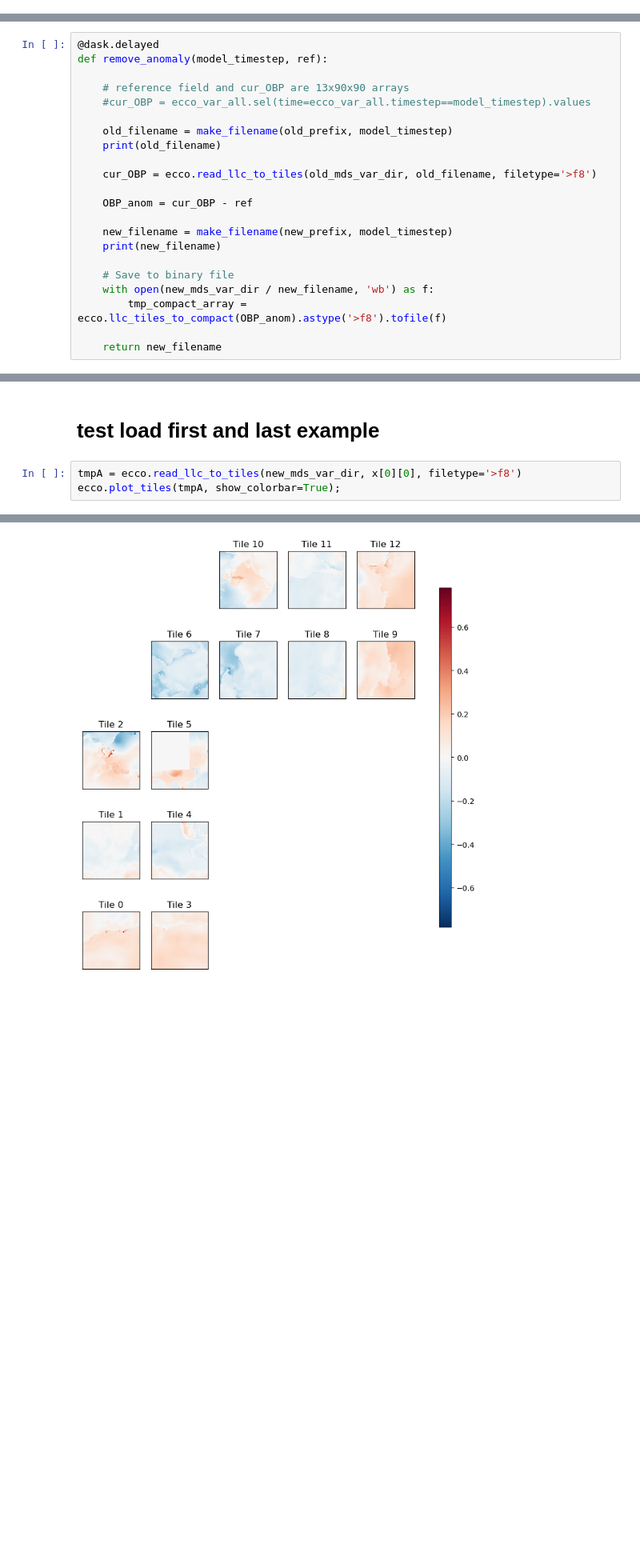
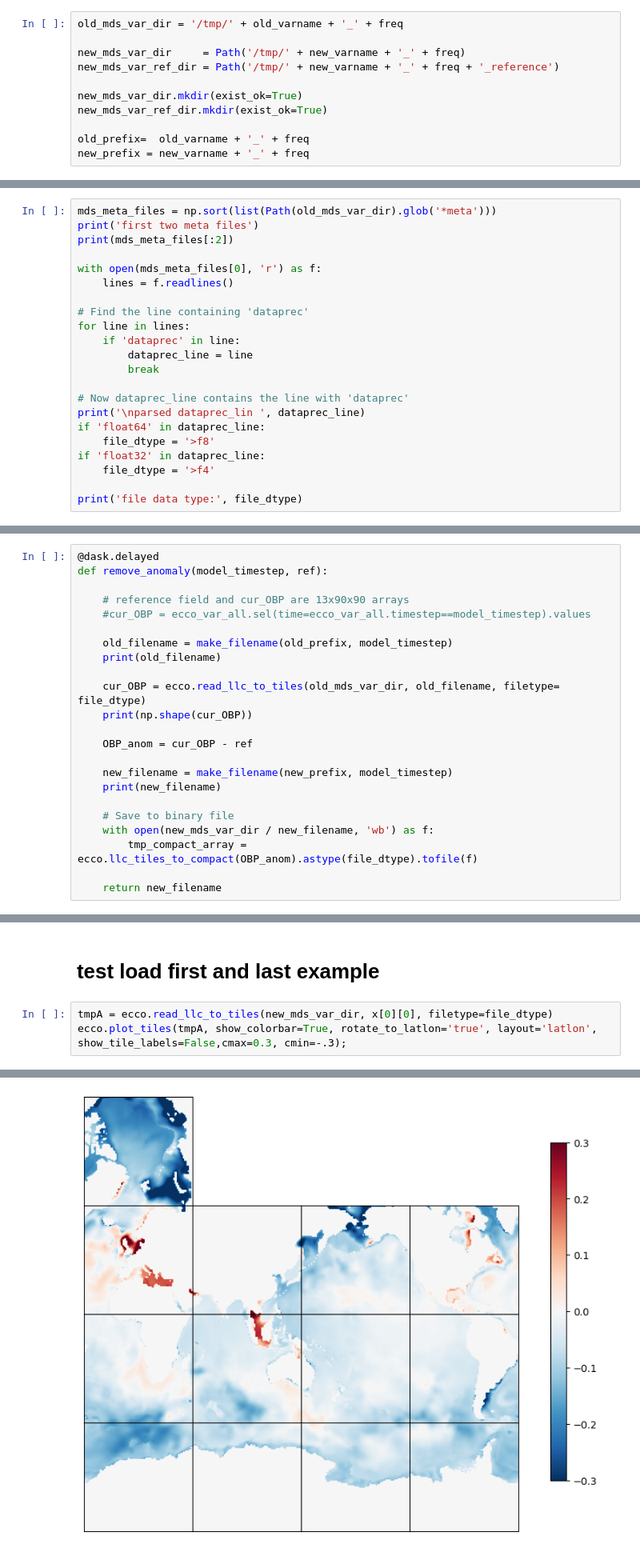
Before and after one commit to ECCO-GROUP/ECCO-Dataset-Production, a Jupyter notebook: production_scripts/generating_special_fields/make_obp_anomaly_mds_files.ipynb, the cells around one changed output, grey strips where cells are left out. Shown at 80% size. Cells and saved outputs as stored; diff of their text form; blank space fills up the shorter version.

```diff
--- a/production_scripts/generating_special_fields/make_obp_anomaly_mds_files.ipynb
+++ b/production_scripts/generating_special_fields/make_obp_anomaly_mds_files.ipynb
@@ -87,0 +134,11 @@ ofc='AVG_MON'
+# %%
+old_mds_var_dir = '/tmp/' + old_varname + '_' + freq
+
+new_mds_var_dir     = Path('/tmp/' + new_varname + '_' + freq)
+new_mds_var_ref_dir = Path('/tmp/' + new_varname + '_' + freq + '_reference')
+
+new_mds_var_dir.mkdir(exist_ok=True)
+new_mds_var_ref_dir.mkdir(exist_ok=True)
+
+old_prefix=  old_varname + '_' + freq
+new_prefix = new_varname + '_' + freq
@@ -109,0 +174,22 @@ mds_files
+# %%
+mds_meta_files = np.sort(list(Path(old_mds_var_dir).glob('*meta')))
+print('first two meta files')
+print(mds_meta_files[:2])
+
+with open(mds_meta_files[0], 'r') as f:
+    lines = f.readlines()
+
+# Find the line containing 'dataprec'
+for line in lines:
+    if 'dataprec' in line:
+        dataprec_line = line
+        break
+
+# Now dataprec_line contains the line with 'dataprec'
+print('\nparsed dataprec_lin ', dataprec_line)
+if 'float64' in dataprec_line:
+    file_dtype = '>f8'
+if 'float32' in dataprec_line:
+    file_dtype = '>f4'
+
+print('file data type:', file_dtype)
@@ -339,7 +473,8 @@ def remove_anomaly(model_timestep, ref):
     old_filename = make_filename(old_prefix, model_timestep)
     print(old_filename)
 
-    cur_OBP = ecco.read_llc_to_tiles(old_mds_var_dir, old_filename, filetype='>f8')
+    cur_OBP = ecco.read_llc_to_tiles(old_mds_var_dir, old_filename, filetype= file_dtype)
+    print(np.shape(cur_OBP))
 
     OBP_anom = cur_OBP - ref
 
@@ -348,7 +483,7 @@ def remove_anomaly(model_timestep, ref):
 
     # Save to binary file
     with open(new_mds_var_dir / new_filename, 'wb') as f:
-        tmp_compact_array = ecco.llc_tiles_to_compact(OBP_anom).astype('>f8').tofile(f)
+        tmp_compact_array = ecco.llc_tiles_to_compact(OBP_anom).astype(file_dtype).tofile(f)
 
     return new_filename
 # %%
@@ -386,6 +526,6 @@ print((end_time - start_time) / len(all_time_steps))
 # %% [markdown]
 # test load first and last example
 # %%
-tmpA = ecco.read_llc_to_tiles(new_mds_var_dir, x[0][0], filetype='>f8')
-ecco.plot_tiles(tmpA, show_colorbar=True);
+tmpA = ecco.read_llc_to_tiles(new_mds_var_dir, x[0][0], filetype=file_dtype)
+ecco.plot_tiles(tmpA, show_colorbar=True, rotate_to_latlon='true', layout='latlon', show_tile_labels=False,cmax=0.3, cmin=-.3);
 # %% [output]
@@ -399,2 +539,2 @@ llc_faces_to_tiles: data_tiles dtype  >f8
-[figure, old version]
+[figure, new version]
 # %%
```
Also changed, not shown: parts of 46 cells of this notebook, 5 other files.
